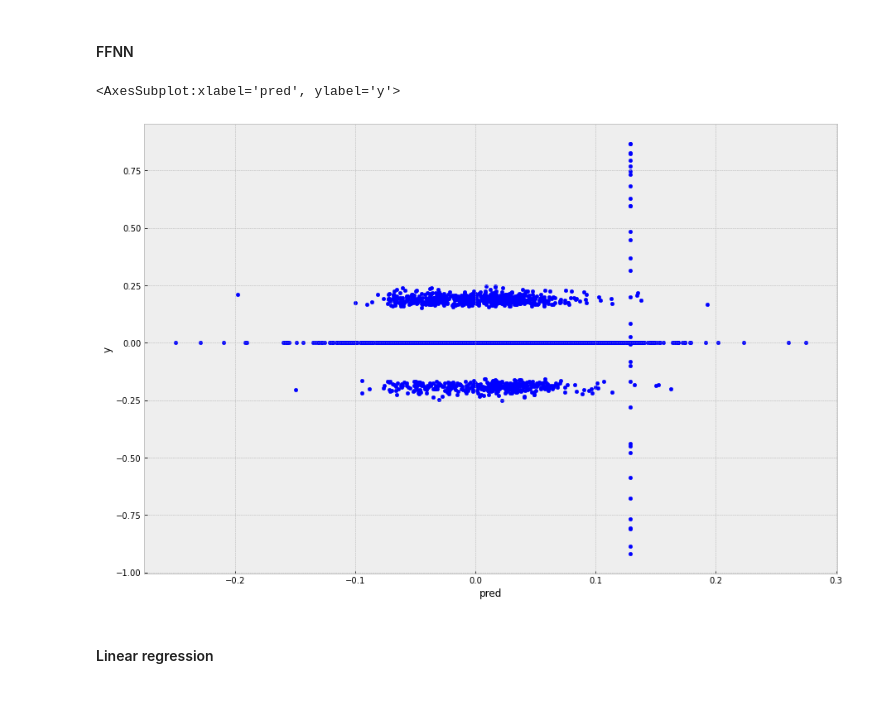
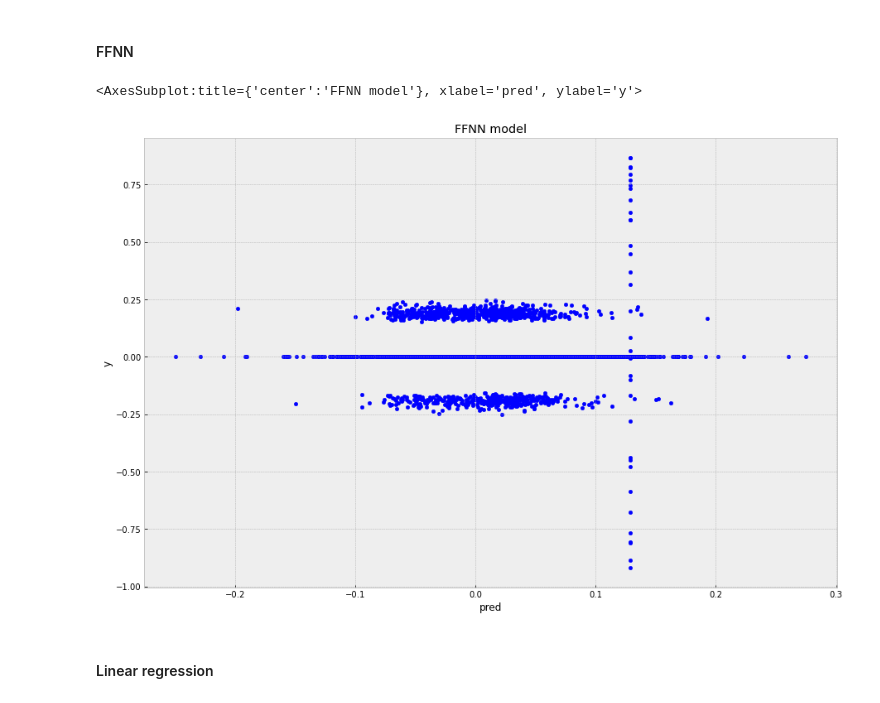
Before and after one commit to dcuoliveira/NN-VAR-Cov-Pred, a Jupyter notebook: src/results_report.ipynb, the cells around one changed output. Cells and saved outputs as stored; diff of their text form; code cells hidden in the pictures.

```diff
--- a/src/results_report.ipynb
+++ b/src/results_report.ipynb
@@ -4,7 +4,7 @@ import os
 import matplotlib.pyplot as plt
 from tqdm import tqdm
 import numpy as np
-from sklearn.metrics import mean_squared_error, mean_absolute_error
+from sklearn.metrics import mean_squared_error, mean_absolute_error, confusion_matrix
 
 from utils import Pyutils as pyutils
 
@@ -16,7 +16,8 @@ INPUTS_PATH = os.path.join(SOURCE_PATH, "data", "inputs")
 OUTPUTS_PATH = os.path.join(SOURCE_PATH, "data", "outputs")
 DATASET_NAMES = ["betadgp_covdgp_data", "betadgp_beta2x2_data", "betadgp_data"]
 TARGET_NAME = "betas_dgp"
-MODEL_TAGS = ["linear_reg", "ffnn" "ffnn_wmse"]
+MODEL_TAGS = ["linear_reg", "ffnn"]
+ROC_THRESHOLD = 0
 # %% [markdown]
 ## 1) Aggregate all results
 # %%
@@ -274,10 +293,10 @@ Text(0.5, 1.0, 'Distribution of the true VAR betas')
 # %% [markdown]
 #### FFNN
 # %%
-best_ffnn_df.plot.scatter(y="y", x="pred")
+best_ffnn_df.plot.scatter(y="y", x="pred", title="FFNN model")
 # %% [output]
-<AxesSubplot:xlabel='pred', ylabel='y'>
+<AxesSubplot:title={'center':'FFNN model'}, xlabel='pred', ylabel='y'>
-[figure, old version]
+[figure, new version]
 # %% [markdown]
 #### Linear regression
 # %%
```
Also changed, not shown: parts of 17 cells of this notebook.
